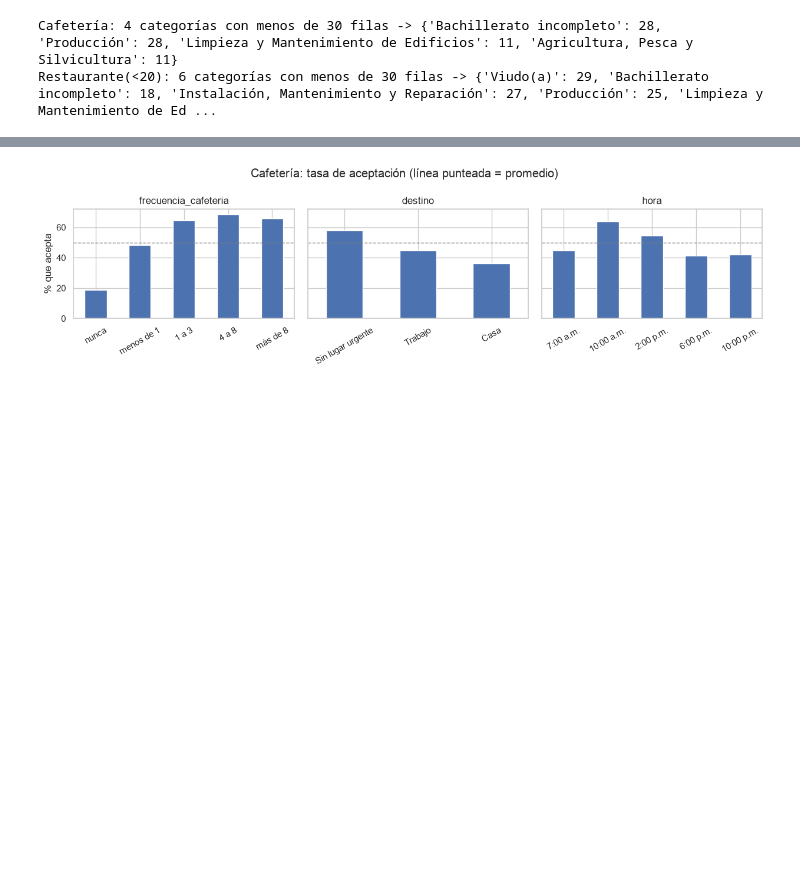
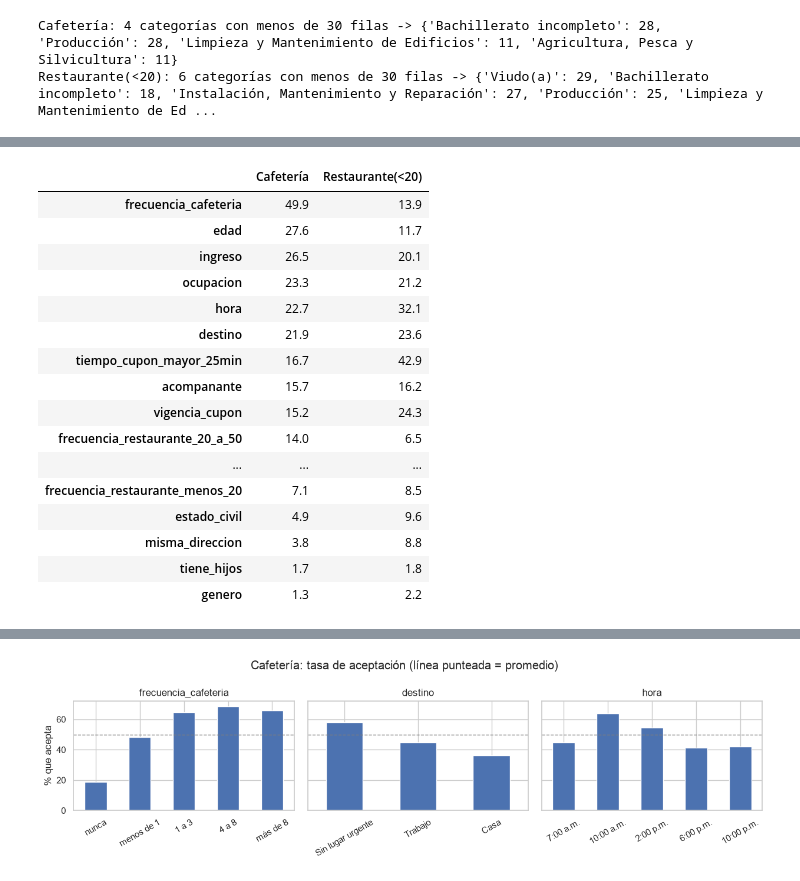
Before and after one commit to 5haiel/ISIS2611-Laboratorio3, a Jupyter notebook: sm.jimenezp1_j.trivinon.ipynb, the cells around one changed output, grey strips where cells are left out. Saved outputs shown, nothing was run; the diff lists cells and outputs as text; code cells hidden in the pictures; blank space fills up the shorter version.

```diff
--- a/sm.jimenezp1_j.trivinon.ipynb
+++ b/sm.jimenezp1_j.trivinon.ipynb
@@ -488,3 +379,37 @@ tabla_v.sort_values("Cafetería", ascending=False).round(3)
+# %%
+variables = [c for c in predictoras if c != "tiempo_cupon_mayor_5min"]  # esta es constante
+
+def brecha_aceptacion(datos, minimo=100):
+    brechas = {}
+    for c in variables:
+        t = (datos["acepta_cupon"] == "Sí").groupby(datos[c]).agg(["mean", "size"])
+        t = t[t["size"] >= minimo]
+        brechas[c] = (t["mean"].max() - t["mean"].min()) * 100
+    return pd.Series(brechas)
+
+tabla_brecha = pd.DataFrame({
+    "Cafetería": brecha_aceptacion(cafe),
+    "Restaurante(<20)": brecha_aceptacion(rest),
+})
+tabla_brecha.sort_values("Cafetería", ascending=False).round(1)
+# %% [output]
+|  | Cafetería | Restaurante(<20) |
+| frecuencia_cafeteria | 49.9 | 13.9 |
+| edad | 27.6 | 11.7 |
+| ingreso | 26.5 | 20.1 |
+| ocupacion | 23.3 | 21.2 |
+| hora | 22.7 | 32.1 |
+| destino | 21.9 | 23.6 |
+| tiempo_cupon_mayor_25min | 16.7 | 42.9 |
+| acompanante | 15.7 | 16.2 |
+| vigencia_cupon | 15.2 | 24.3 |
+| frecuencia_restaurante_20_a_50 | 14.0 | 6.5 |
+| ... | ... | ... |
+| frecuencia_restaurante_menos_20 | 7.1 | 8.5 |
+| estado_civil | 4.9 | 9.6 |
+| misma_direccion | 3.8 | 8.8 |
+| tiene_hijos | 1.7 | 1.8 |
+| genero | 1.3 | 2.2 |
 # %%
 fig, axes = plt.subplots(1, 2, figsize=(11, 5.5), sharex=True)
 for ax, nombre in zip(axes, ["Cafetería", "Restaurante(<20)"]):
```
Also changed, not shown: parts of 59 cells of this notebook, 1 other file.
